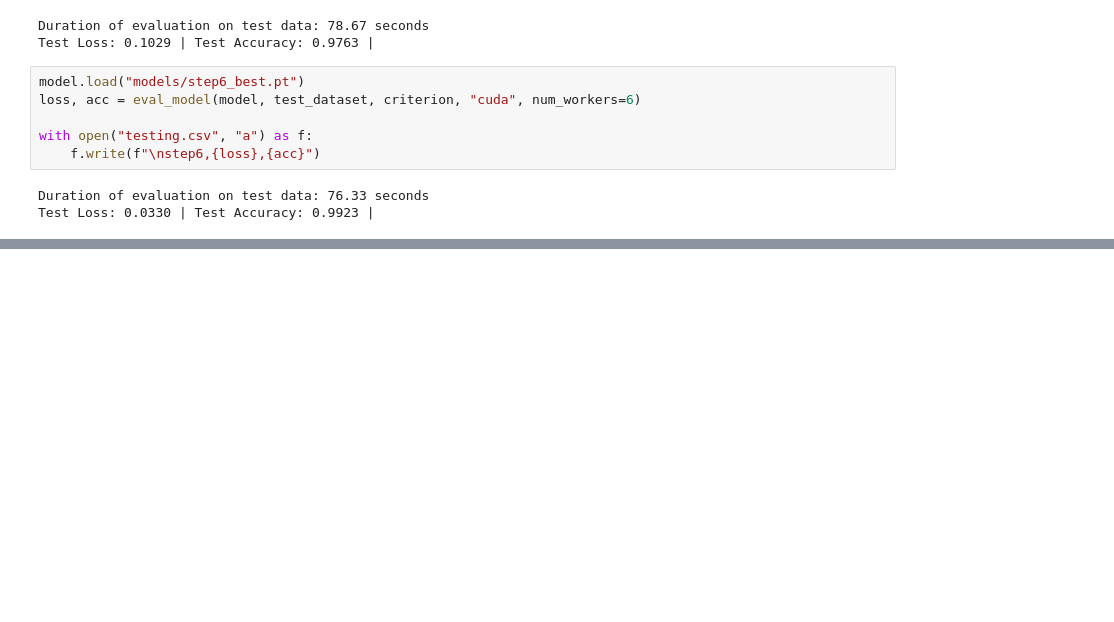
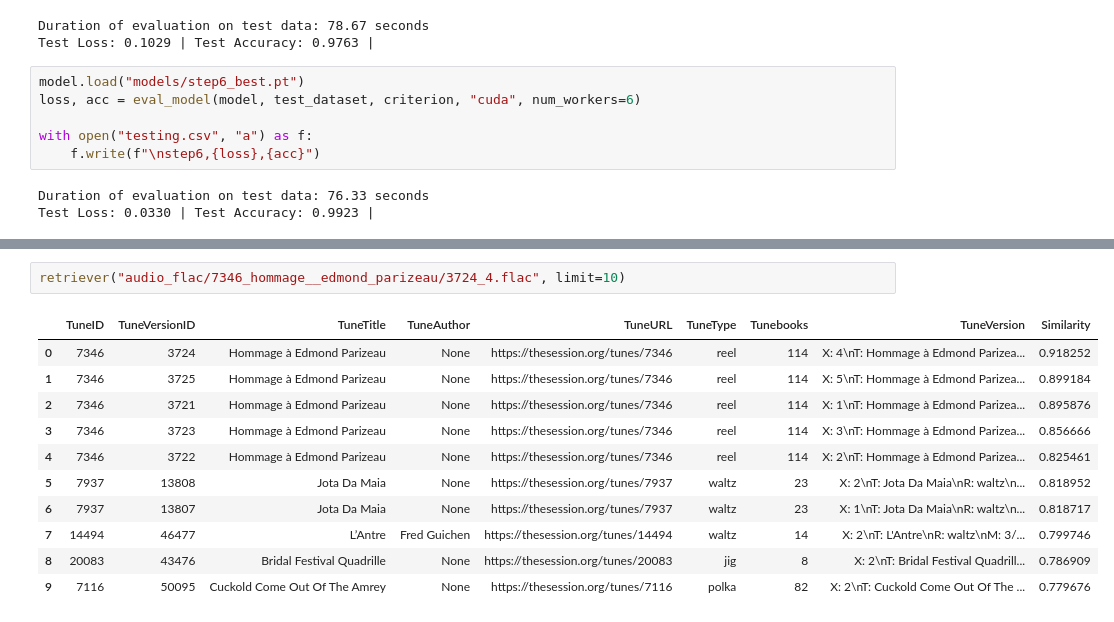
Before and after one commit to maxbhardy/thesession, a Jupyter notebook: test_midi.ipynb, the cells around one changed output, grey strips where cells are left out. Saved outputs shown, nothing was run; the diff lists cells and outputs as text; blank space fills up the shorter version.

```diff
--- a/test_midi.ipynb
+++ b/test_midi.ipynb
@@ -337,0 +389,14 @@ Test Loss: 0.0330 | Test Accuracy: 0.9923 |
+# %%
+retriever("audio_flac/7346_hommage__edmond_parizeau/3724_4.flac", limit=10)
+# %% [output]
+|  | TuneID | TuneVersionID | TuneTitle | TuneAuthor | TuneURL | TuneType | Tunebooks | TuneVersion | Similarity |
+| 0 | 7346 | 3724 | Hommage à Edmond Parizeau | None | https://thesession.org/tunes/7346 | reel | 114 | X: 4\nT: Hommage à Edmond Parizea... | 0.918252 |
+| 1 | 7346 | 3725 | Hommage à Edmond Parizeau | None | https://thesession.org/tunes/7346 | reel | 114 | X: 5\nT: Hommage à Edmond Parizea... | 0.899184 |
+| 2 | 7346 | 3721 | Hommage à Edmond Parizeau | None | https://thesession.org/tunes/7346 | reel | 114 | X: 1\nT: Hommage à Edmond Parizea... | 0.895876 |
+| 3 | 7346 | 3723 | Hommage à Edmond Parizeau | None | https://thesession.org/tunes/7346 | reel | 114 | X: 3\nT: Hommage à Edmond Parizea... | 0.856666 |
+| 4 | 7346 | 3722 | Hommage à Edmond Parizeau | None | https://thesession.org/tunes/7346 | reel | 114 | X: 2\nT: Hommage à Edmond Parizea... | 0.825461 |
+| 5 | 7937 | 13808 | Jota Da Maia | None | https://thesession.org/tunes/7937 | waltz | 23 | X: 2\nT: Jota Da Maia\nR: waltz\n... | 0.818952 |
+| 6 | 7937 | 13807 | Jota Da Maia | None | https://thesession.org/tunes/7937 | waltz | 23 | X: 1\nT: Jota Da Maia\nR: waltz\n... | 0.818717 |
+| 7 | 14494 | 46477 | L’Antre | Fred Guichen | https://thesession.org/tunes/14494 | waltz | 14 | X: 2\nT: L'Antre\nR: waltz\nM: 3/... | 0.799746 |
+| 8 | 20083 | 43476 | Bridal Festival Quadrille | None | https://thesession.org/tunes/20083 | jig | 8 | X: 2\nT: Bridal Festival Quadrill... | 0.786909 |
+| 9 | 7116 | 50095 | Cuckold Come Out Of The Amrey | None | https://thesession.org/tunes/7116 | polka | 82 | X: 2\nT: Cuckold Come Out Of The ... | 0.779676 |
```
Also changed, not shown: parts of 4 cells of this notebook, 2 other files.
